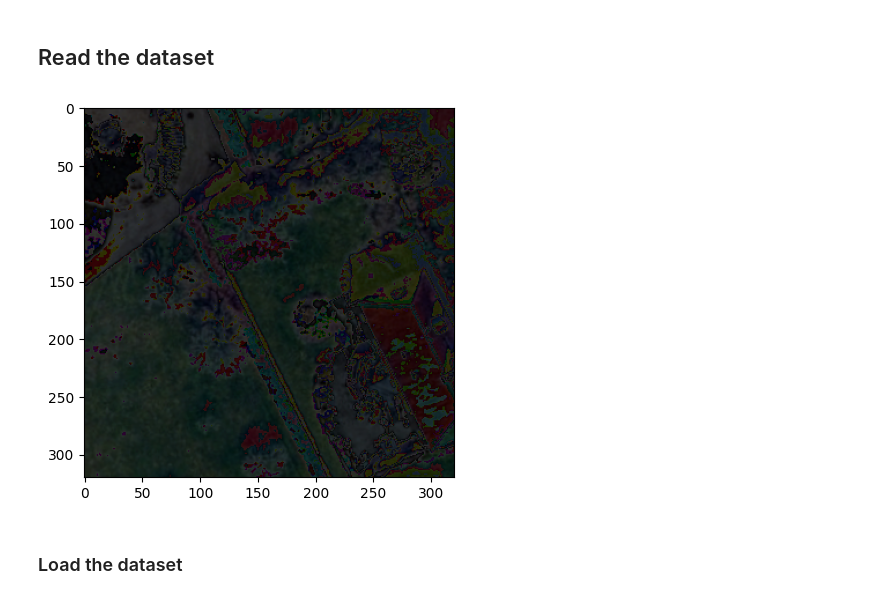
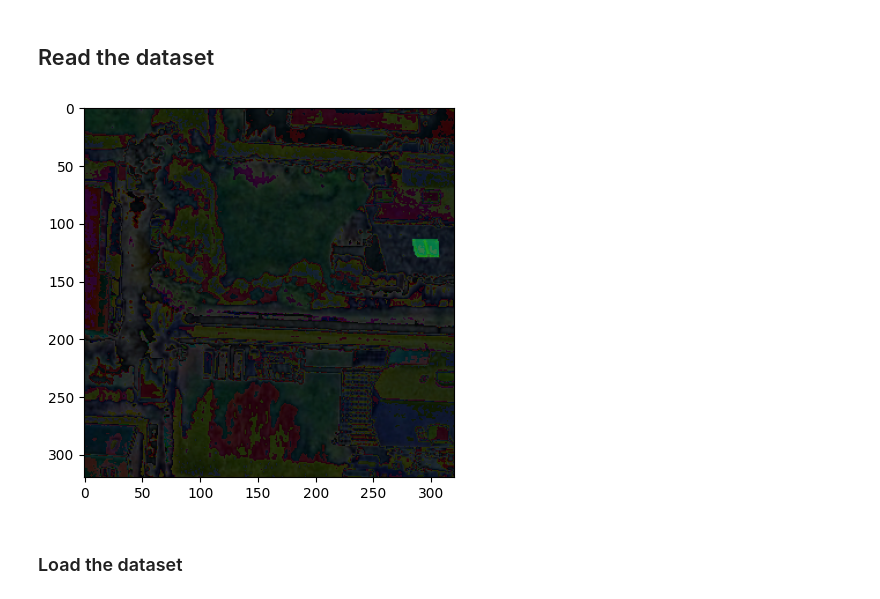
Before and after one commit to Tiburso/EnerVision, a Jupyter notebook: dataloaders.ipynb, the cells around one changed output. Saved outputs shown, nothing was run; the diff lists cells and outputs as text; code cells hidden in the pictures.

```diff
--- a/dataloaders.ipynb
+++ b/dataloaders.ipynb
@@ -41,10 +41,10 @@ validation_folder = "data/solardk_dataset_neurips_v2/gentofte_trainval/val"
 train_dataset = SolarDKDataset(train_folder)
 validation_dataset = SolarDKDataset(validation_folder)
 # %%
-image, mask = train_dataset[10698]
+image, mask = train_dataset[0]
 plot_image_and_mask(image, mask)
 # %% [output]
-[figure, old version]
+[figure, new version]
 # %% [markdown]
 ### Load the dataset
 # %%
```
Also changed, not shown: parts of 2 cells of this notebook, 2 other files.
